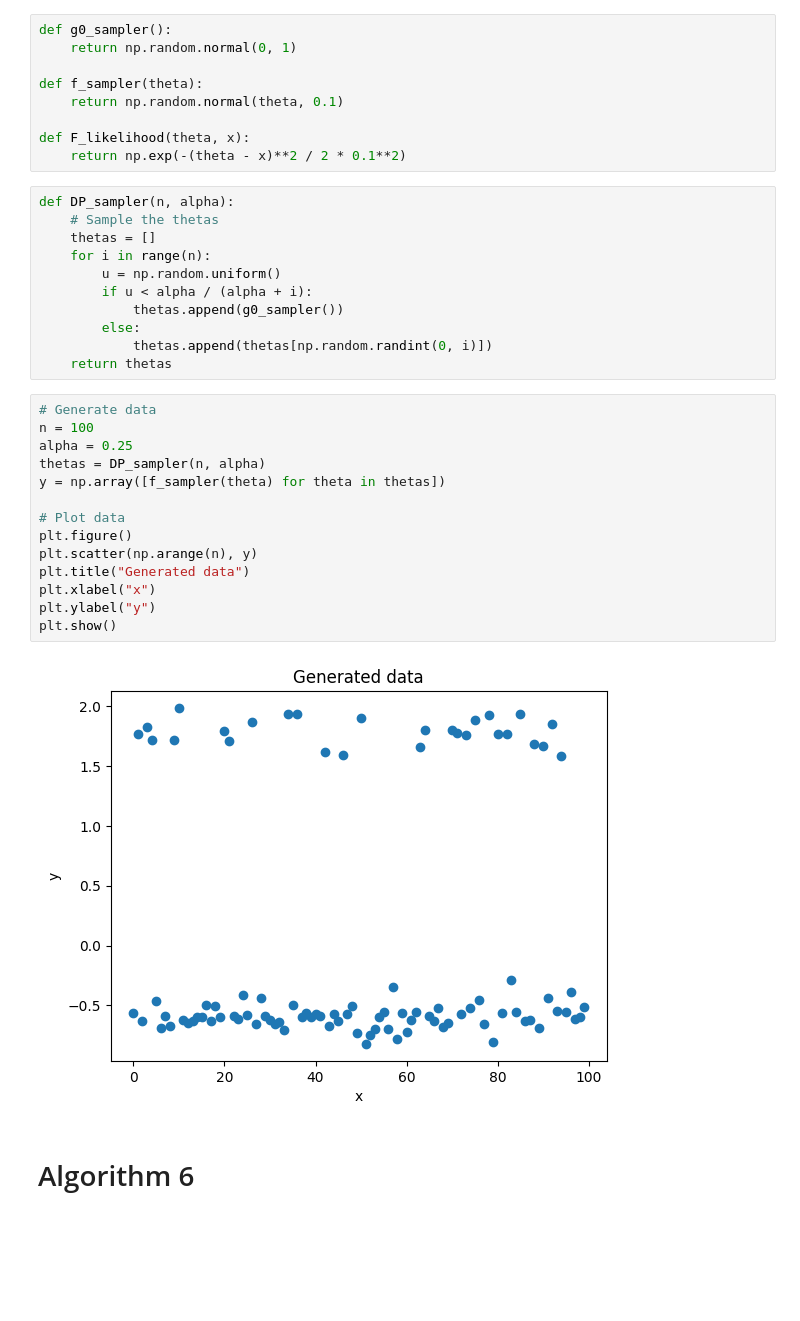
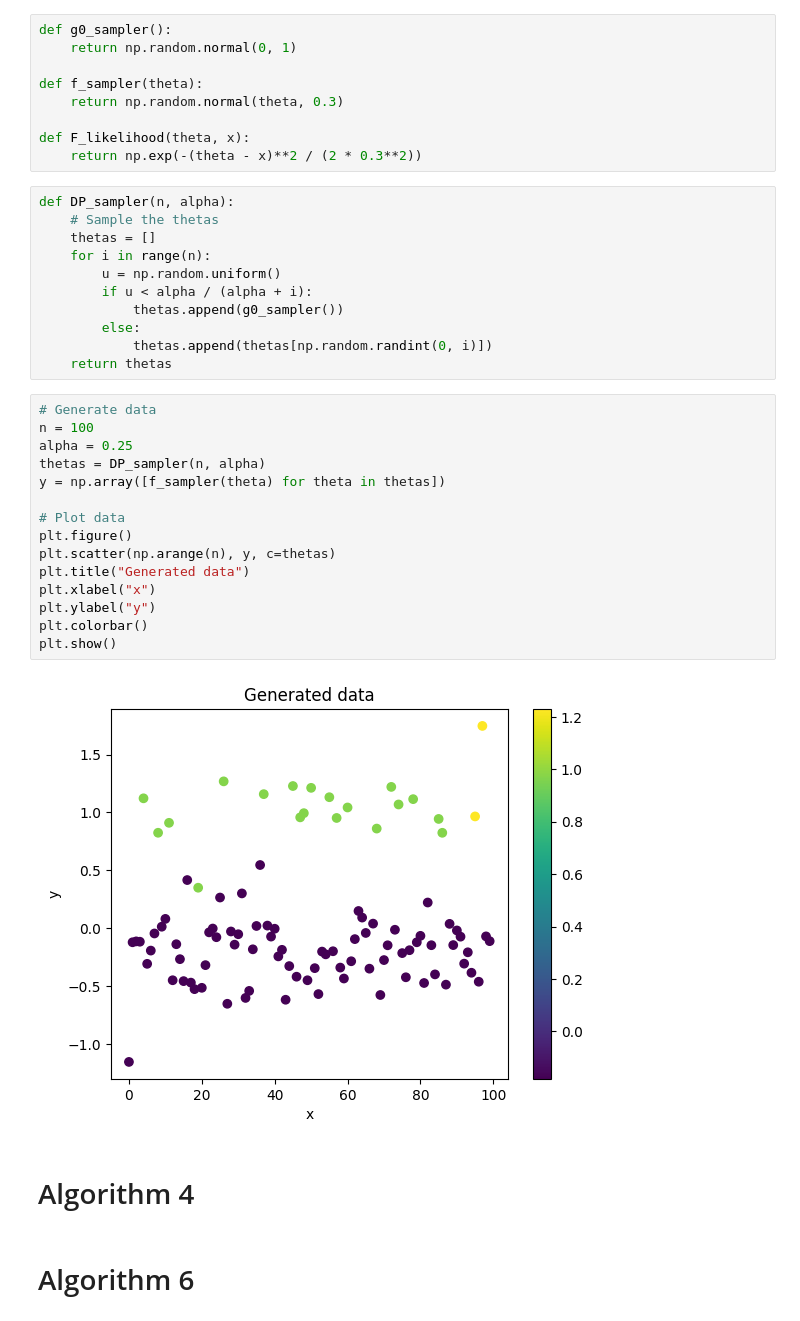
Before and after one commit to MariusAlonso/MVA-PGM-Sampling-Methods-DP-Mixture-Models, a Jupyter notebook: algos.ipynb, the cells around one changed output. Cells and saved outputs as stored; diff of their text form; blank space fills up the shorter version.

```diff
--- a/algos.ipynb
+++ b/algos.ipynb
@@ -10,10 +10,10 @@ def g0_sampler():
     return np.random.normal(0, 1)
 
 def f_sampler(theta):
-    return np.random.normal(theta, 0.1)
+    return np.random.normal(theta, 0.3)
 
 def F_likelihood(theta, x):
-    return np.exp(-(theta - x)**2 / 2 * 0.1**2)
+    return np.exp(-(theta - x)**2 / (2 * 0.3**2))
 # %%
 def DP_sampler(n, alpha):
     # Sample the thetas
@@ -28,19 +28,22 @@ def DP_sampler(n, alpha):
 # %%
 # Generate data
 n = 100
 alpha = 0.25
 thetas = DP_sampler(n, alpha)
 y = np.array([f_sampler(theta) for theta in thetas])
 
 # Plot data
 plt.figure()
-plt.scatter(np.arange(n), y)
+plt.scatter(np.arange(n), y, c=thetas)
 plt.title("Generated data")
 plt.xlabel("x")
 plt.ylabel("y")
+plt.colorbar()
 plt.show()
 # %% [output]
-[figure, old version]
+[figure, new version]
+# %% [markdown]
+# Algorithm 4
 # %% [markdown]
 # Algorithm 6
 # %%
```
Also changed, not shown: parts of 5 cells of this notebook.
